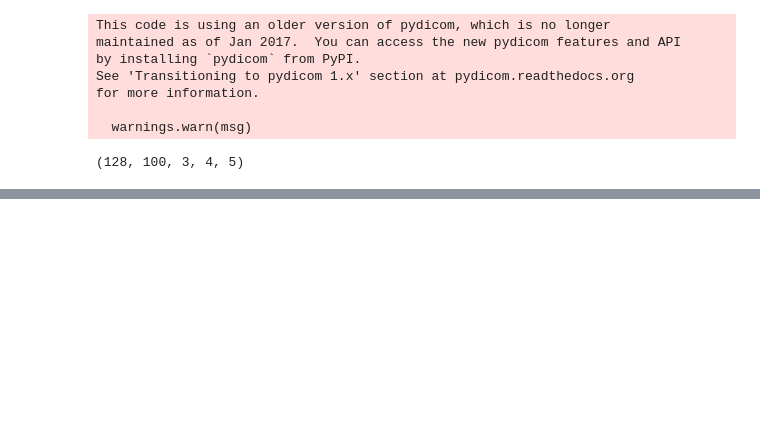
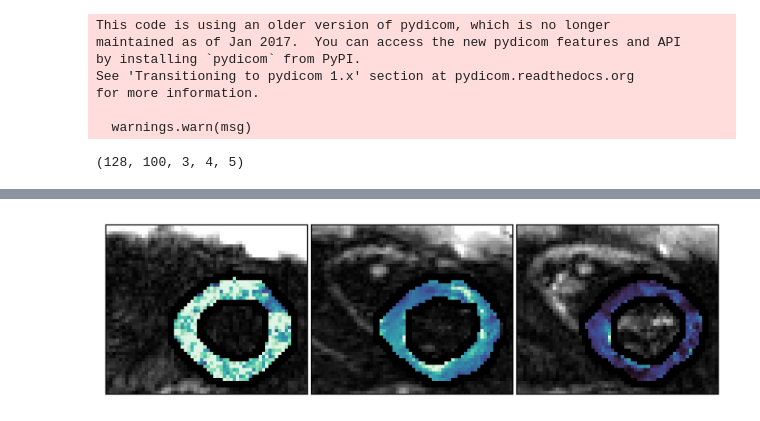
Before and after one commit to ahannum/dwi_phase, a Jupyter notebook: Manuscript_Code/Experiment3/Spatial/FigCardiac_Spatial_p2.ipynb, the cells around one changed output, grey strips where cells are left out. Cells and saved outputs as stored; diff of their text form; code cells hidden in the pictures; blank space fills up the shorter version.

```diff
--- a/Manuscript_Code/Experiment3/Spatial/FigCardiac_Spatial_p2.ipynb
+++ b/Manuscript_Code/Experiment3/Spatial/FigCardiac_Spatial_p2.ipynb
@@ -272,0 +284,39 @@ M0_std.shape
+# %%
+# Horizontal Fig
+fig, axes = plt.subplots(nrows=1, ncols=3,figsize=(8,6), dpi=500)
+
+w1 = 18
+w2 = 70
+l1= 13
+l2 = 75
+
+color = 'gray'
+vmax = 100
+
+axes[0].imshow(abs(M0_mag)[w1:w2,l1:l2,sl,diffusion,rep],vmin = 0,vmax = 100,cmap = 'gray',interpolation = 'nearest')
+axes[1].imshow(abs(M1_mag)[w1:w2,l1:l2,sl,diffusion,rep],vmin = 0,vmax = 100,cmap = 'gray',interpolation = 'nearest')
+im0=axes[2].imshow(abs(M2_mag)[w1:w2,l1:l2,sl,diffusion,rep],vmin = 0,vmax = 100,cmap = 'gray',interpolation = 'nearest')
+
+
+
+color = color = sns.color_palette("mako",as_cmap = True)
+######### mean
+row = 0
+phs_m0 = (np.nanmean(slope_m0,axis = -1)[:,:,:,:,np.newaxis]) * M0_mask
+phs_m1 =  (np.nanmean(slope_m1,axis = -1)[:,:,:,:,np.newaxis]) * M1_mask
+phs_m2 =  (np.nanmean(slope_m2,axis = -1)[:,:,:,:,np.newaxis])* M2_mask
+axes[0].imshow(phs_m0[w1:w2,l1:l2,sl,diffusion,0],vmin = 0,vmax = math.pi/2,cmap = color,interpolation = 'nearest')
+axes[1].imshow(phs_m1[w1:w2,l1:l2,sl,diffusion,0],vmin = 0,vmax = math.pi/2,cmap = color,interpolation = 'nearest')
+im4=axes[2].imshow(phs_m2[w1:w2,l1:l2,sl,diffusion,0],vmin = 0,vmax = math.pi/2,cmap = color,interpolation = 'nearest')
+axes[0].imshow(get_edge(np.nan_to_num(M0_mask[w1:w2,l1:l2,sl,diffusion,0])),vmin = 0,vmax = 1,cmap = 'gray_r',interpolation = 'nearest')
+axes[1].imshow(get_edge(np.nan_to_num(M1_mask[w1:w2,l1:l2,sl,diffusion,0])),vmin = 0,vmax = 1,cmap = 'gray_r',interpolation = 'nearest')
+axes[2].imshow(get_edge(np.nan_to_num(M2_mask[w1:w2,l1:l2,sl,diffusion,0])),vmin = 0,vmax = 1,cmap = 'gray_r',interpolation = 'nearest')
+
+
+for j in range(3):
+    axes[j].get_xaxis().set_ticks([])
+    axes[j].get_yaxis().set_ticks([])
+
+plt.subplots_adjust(wspace=0.02, hspace=0.01)
+# %% [output]
+[figure, added]
```
Also changed, not shown: parts of 5 cells of this notebook, 25 other files.
